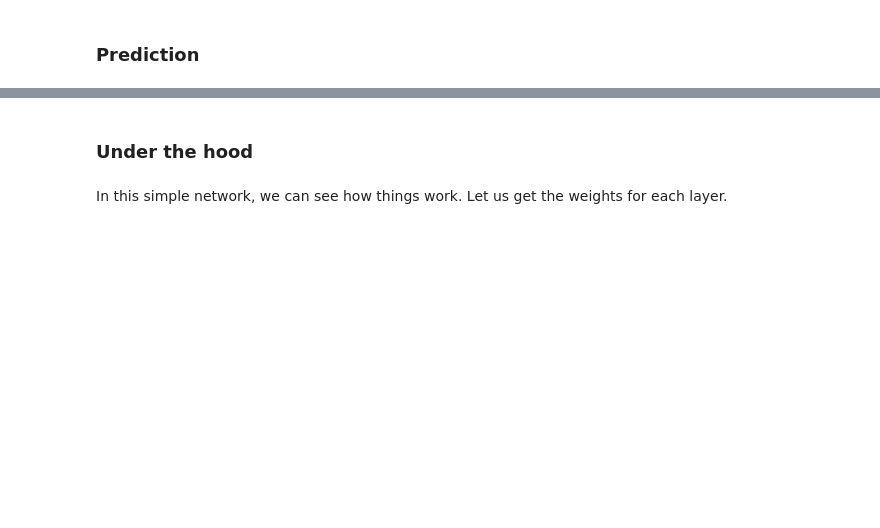
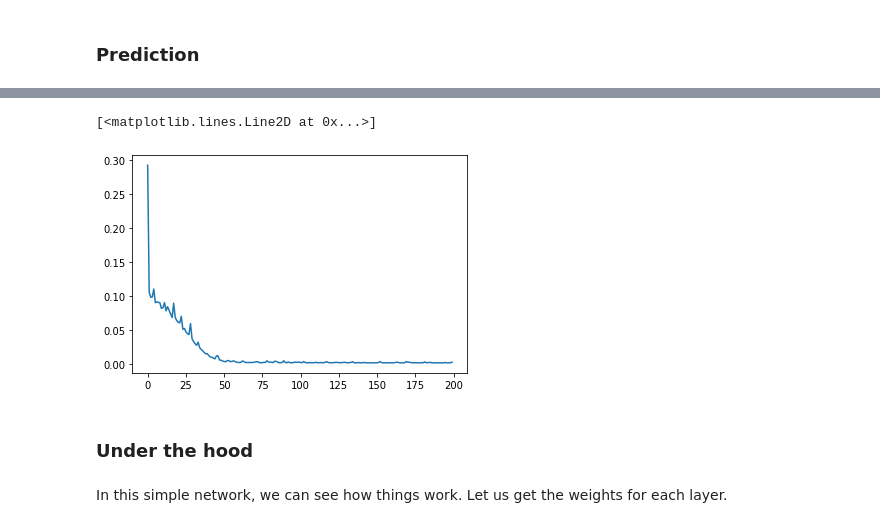
Before and after one commit to naikymen/ML_UNSAM, a Jupyter notebook: 15_ANNs_part1.ipynb, the cells around one changed output, grey strips where cells are left out. Drawn from its saved outputs; the diff is of its cells as text; code cells hidden in the pictures; blank space fills up the shorter version.

```diff
--- a/15_ANNs_part1.ipynb
+++ b/15_ANNs_part1.ipynb
@@ -29,7 +34,7 @@ model.add(keras.layers.InputLayer(input_shape=(1,)))
 
 # Add two fully-connected (a.k.a. Dense) hidden layers
 # you can change the activation funtion
-model.add(keras.layers.Dense(5, activation='tanh'))
+model.add(keras.layers.Dense(5, activation='tanh', name='Oculta1'))
 model.add(keras.layers.Dense(4, activation='tanh'))
 
 # Add the output layer. As this is a regression problem, choose linear activation
@@ -77,2 +124,2 @@ model.fit?
 # %%
-model.fit(x, t, batch_size=int(len(x)/2), epochs=250)
+history = model.fit(x, t, batch_size=int(len(x)/4), epochs=200)
@@ -85,3 +158,8 @@ plt.plot(x, y, 'o')
+# %%
+plt.plot(history.history['loss'])
+# %% [output]
+[<matplotlib.lines.Line2D at 0x...>]
+[figure, added]
 # %% [markdown]
 ### Under the hood
 # %% [markdown]
```
Also changed, not shown: parts of 65 cells of this notebook.
